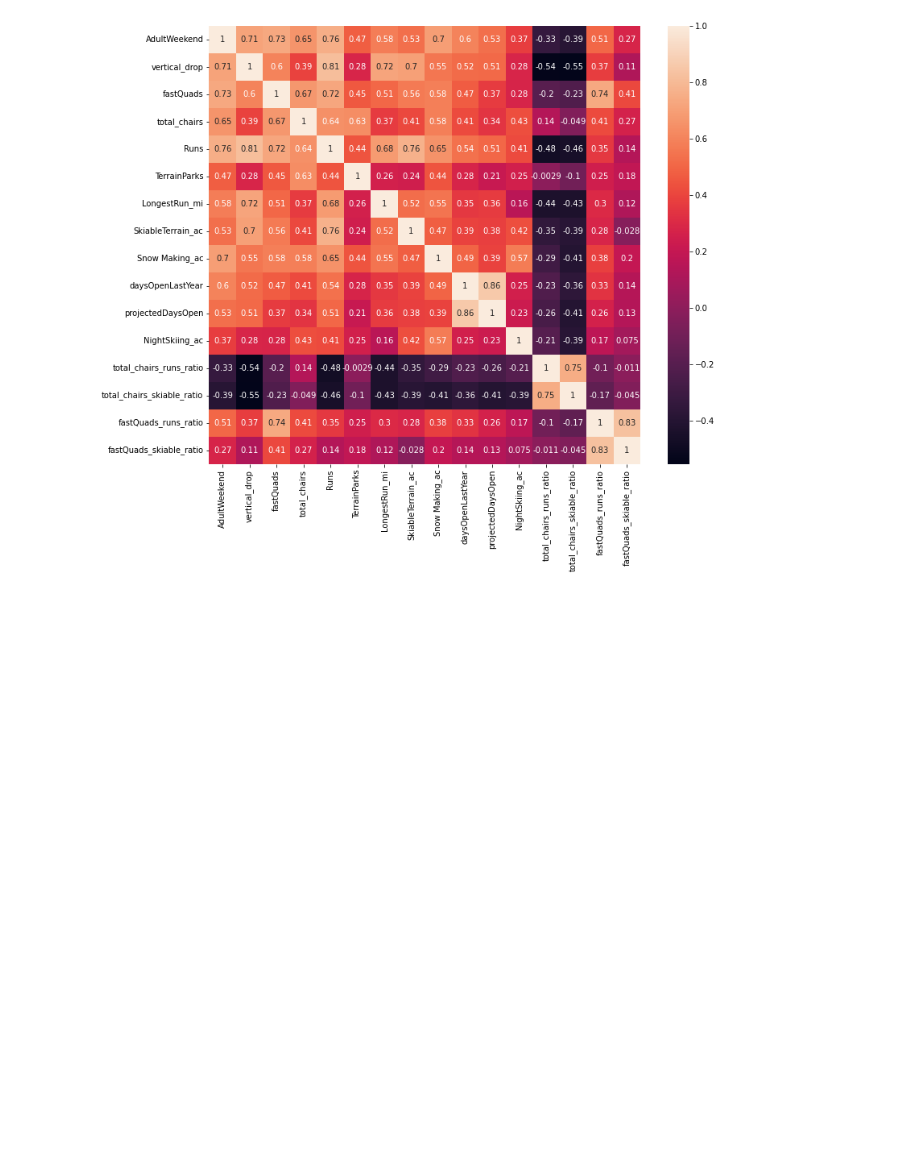
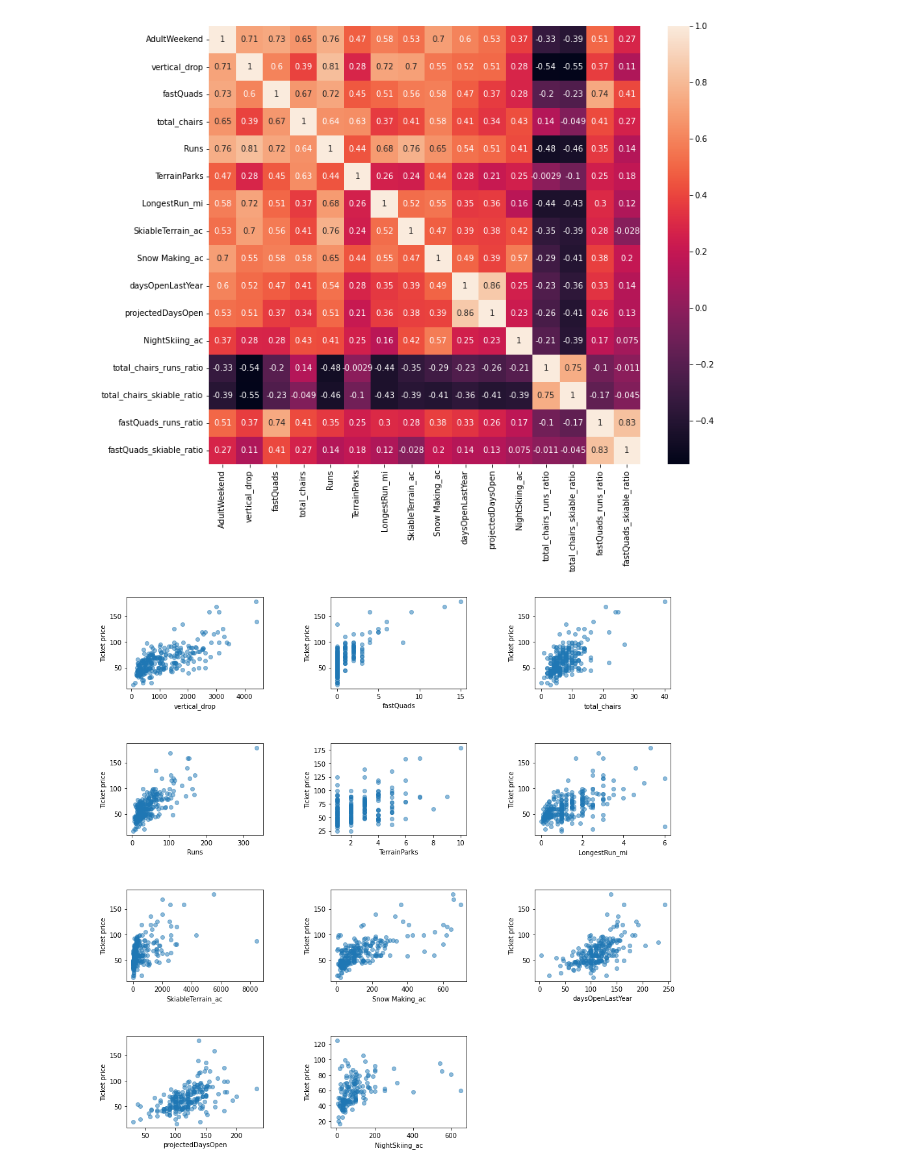
Before and after one commit to klynete/DataScienceGuidedCapstone, a Jupyter notebook: Notebooks/03_exploratory_data_analysis.ipynb, the cells around one changed output. Drawn from its saved outputs; the diff is of its cells as text; code cells hidden in the pictures; blank space fills up the shorter version.

```diff
--- a/Notebooks/03_exploratory_data_analysis.ipynb
+++ b/Notebooks/03_exploratory_data_analysis.ipynb
@@ -885,3 +885,8 @@ sns.heatmap(ski_data[['AdultWeekend', 'vertical_drop', 'fastQuads',  'total_chai
               'fastQuads_runs_ratio', 'fastQuads_skiable_ratio']].corr(), annot=True);
 # %% [output]
 [figure]
+# %%
+select_features=['vertical_drop', 'fastQuads',  'total_chairs', 'Runs', 'TerrainParks', 'LongestRun_mi', 'SkiableTerrain_ac', 'Snow Making_ac', 'daysOpenLastYear', 'projectedDaysOpen', 'NightSkiing_ac']
+scatterplots(select_features, ncol=3, figsize=(15, 15))
+# %% [output]
+[figure, added]
```
Also changed, not shown: parts of 2 cells of this notebook, 3 other files.
